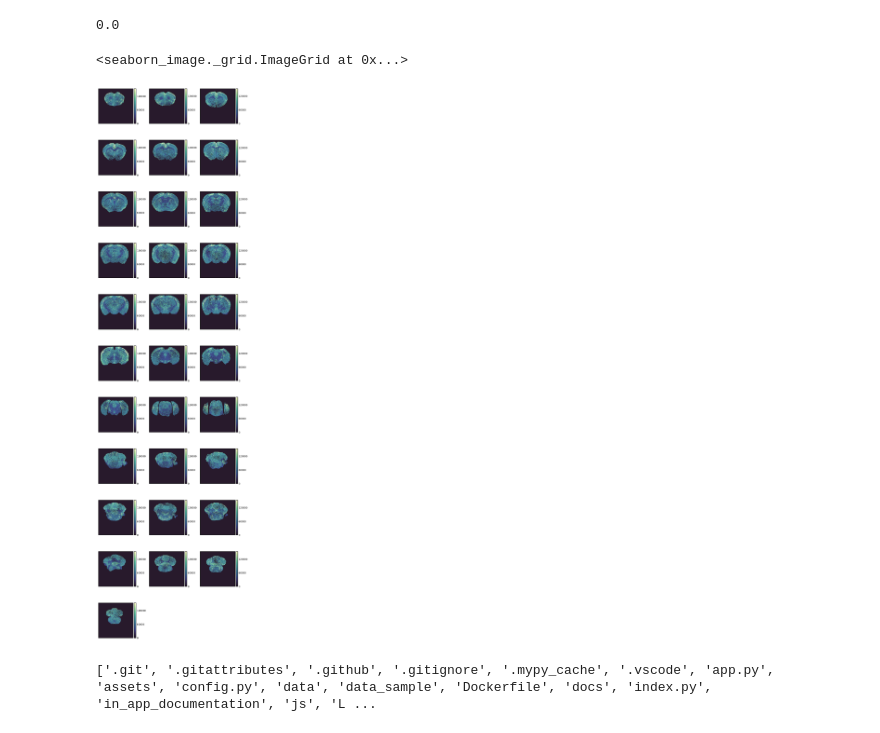
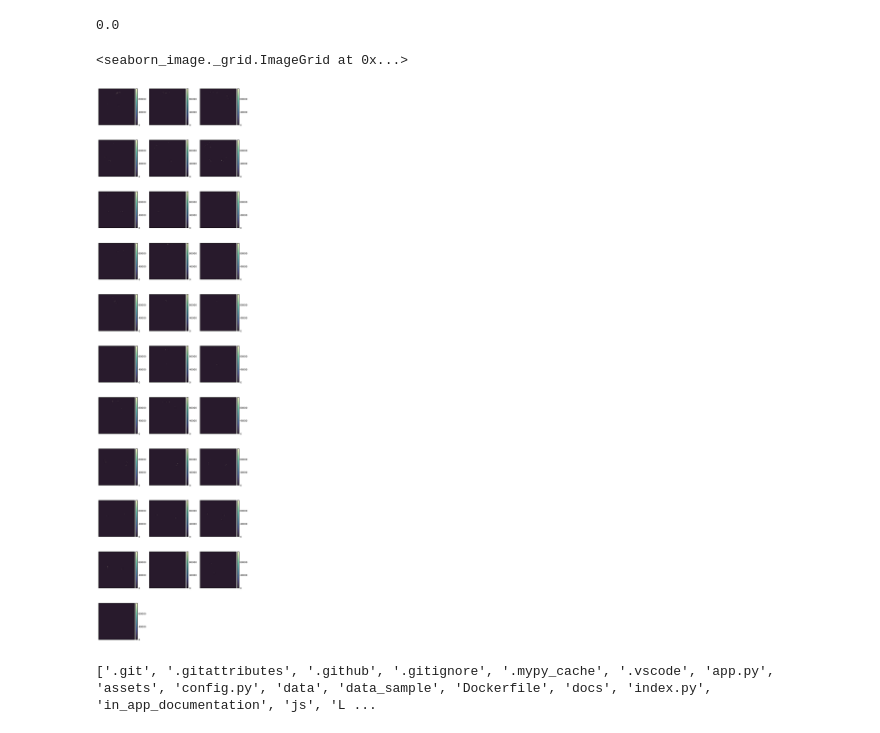
Before and after one commit to yanvow/lbae, a Jupyter notebook: notebooks/lipizones/lipizones.ipynb, the cells around one changed output. Cells and saved outputs as stored; diff of their text form; code cells hidden in the pictures.

```diff
--- a/notebooks/lipizones/lipizones.ipynb
+++ b/notebooks/lipizones/lipizones.ipynb
@@ -128,9 +128,9 @@ section1_df
 | 37954 | section1_pixel214_132 | 3.698068 | 6.291802 | 5.468747 | 1 | 129 | 251 | 219 | level_7_108.0 | 7 | 108.0 | ... |
 37955 rows × 12 columns
 # %%
-image = np.zeros((500, 500, 31))
+image2 = np.zeros((918, 1311, 33), dtype=np.uint8)
 
 # fill the image with the values from the dataframe
 for index, row in df.iterrows():
-    image[row["y_index"], row["z_index"], row["Section"] - 1] = row["level"] * 10000 + row["value"]
+    image2[row["y_index"], row["z_index"], row["Section"]-1] = int(255)
 # %%
@@ -140,10 +140,10 @@ image[287][49][0]
 # %%
 import seaborn_image as isns
 # plot the y_index and z_index in a image grid
-isns.ImageGrid(data=image,)
+isns.ImageGrid(data=image2,)
 # %% [output]
 <seaborn_image._grid.ImageGrid at 0x...>
-[figure, old version]
+[figure, new version]
 # %%
 import os
 
```
Also changed, not shown: parts of 7 cells of this notebook, 11 other files.
